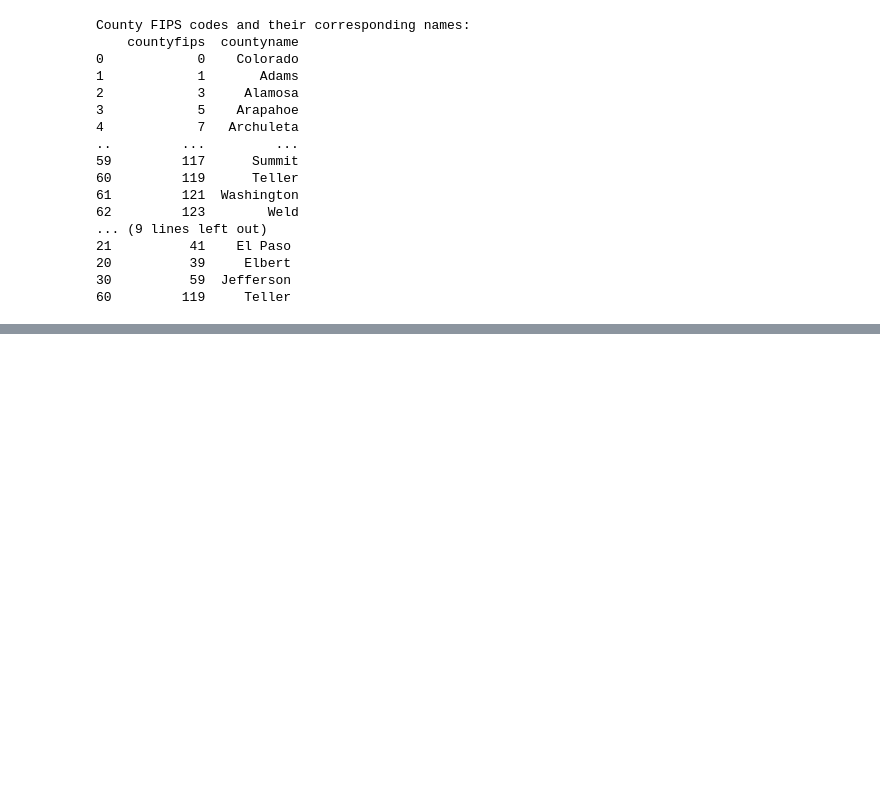
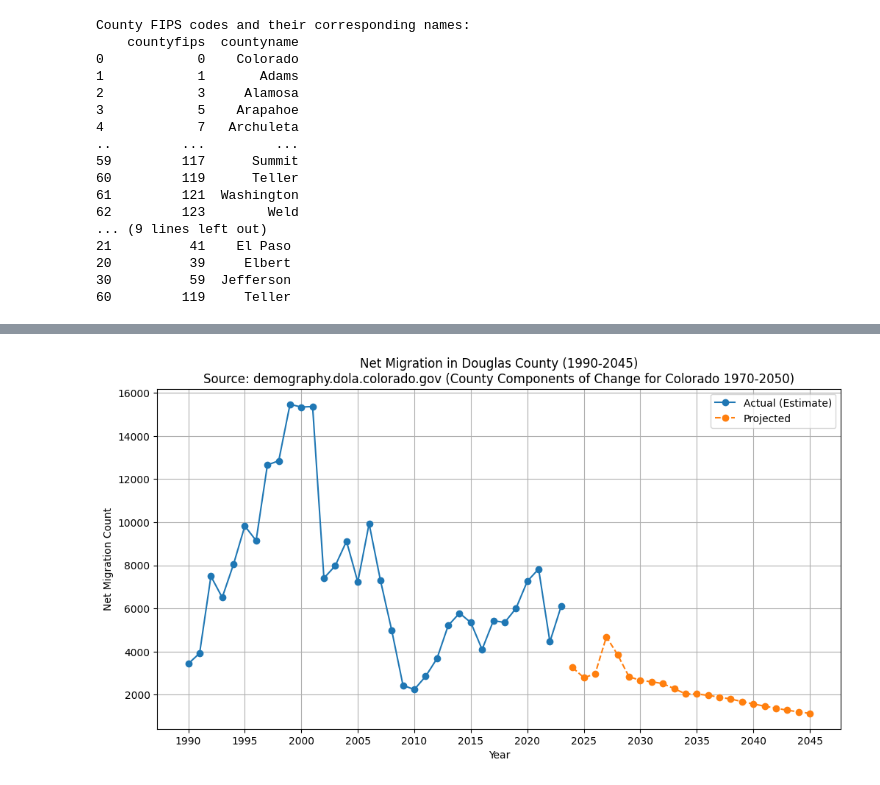
Before and after one commit to DavidNix/dougco-truth, a Jupyter notebook: analysis.ipynb, the cells around one changed output, grey strips where cells are left out. Saved outputs shown, nothing was run; the diff lists cells and outputs as text; code cells hidden in the pictures; blank space fills up the shorter version.

```diff
--- a/analysis.ipynb
+++ b/analysis.ipynb
@@ -179,0 +213,25 @@ plt.show()
+# %%
+# Filter data from 1990 onwards
+douglas_data_1990 = douglas_data_new[douglas_data_new['year'] >= 1990]
+
+# Separate actual estimates and projections for post-1990 data
+actual_data_1990 = douglas_data_1990[douglas_data_1990['datatype'] == 'Estimate']
+projected_data_1990 = douglas_data_1990[douglas_data_1990['datatype'] == 'Projection']
+
+# Plot the data
+plt.figure(figsize=(12, 6))
+plt.plot(actual_data_1990['year'], actual_data_1990['netmig'], marker='o', label='Actual (Estimate)')
+plt.plot(projected_data_1990['year'], projected_data_1990['netmig'], marker='o', label='Projected', linestyle='--')
+
+# Customize the plot
+plt.title('Net Migration in Douglas County (1990-2045)\nSource: demography.dola.colorado.gov (County Components of Change for Colorado 1970-2050)')
+plt.xlabel('Year')
+plt.ylabel('Net Migration Count')
+plt.xticks(range(1990, 2046, 5))
+plt.legend()
+plt.grid(True)
+
+# Display the plot
+plt.show()
+# %% [output]
+[figure, added]
```
Also changed, not shown: parts of 7 cells of this notebook.
